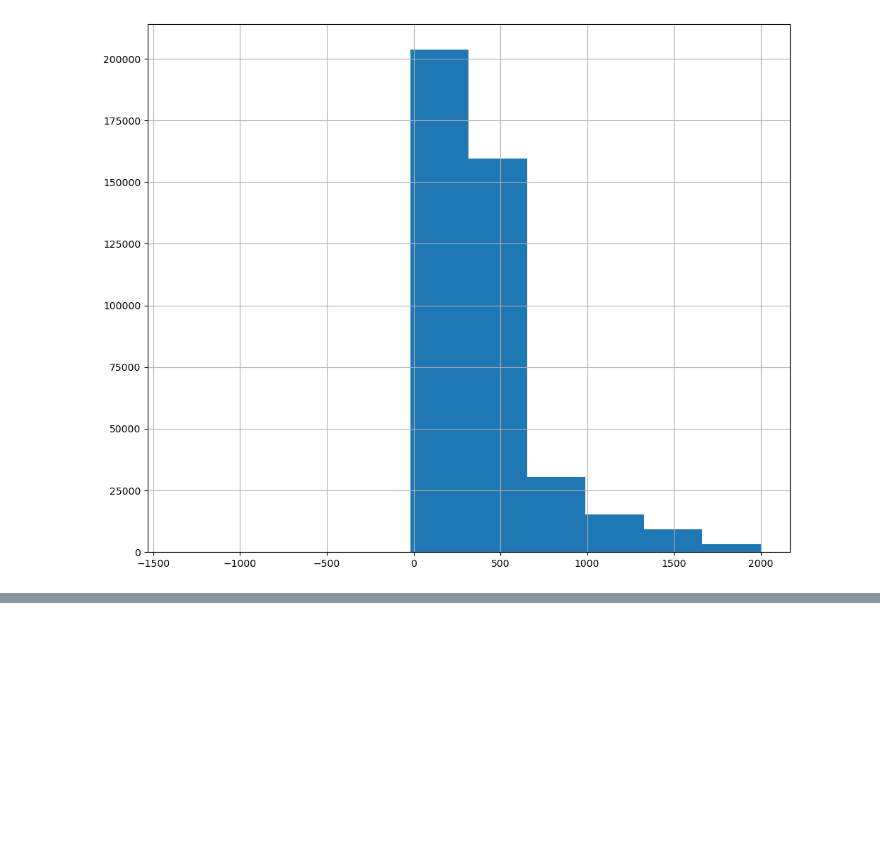
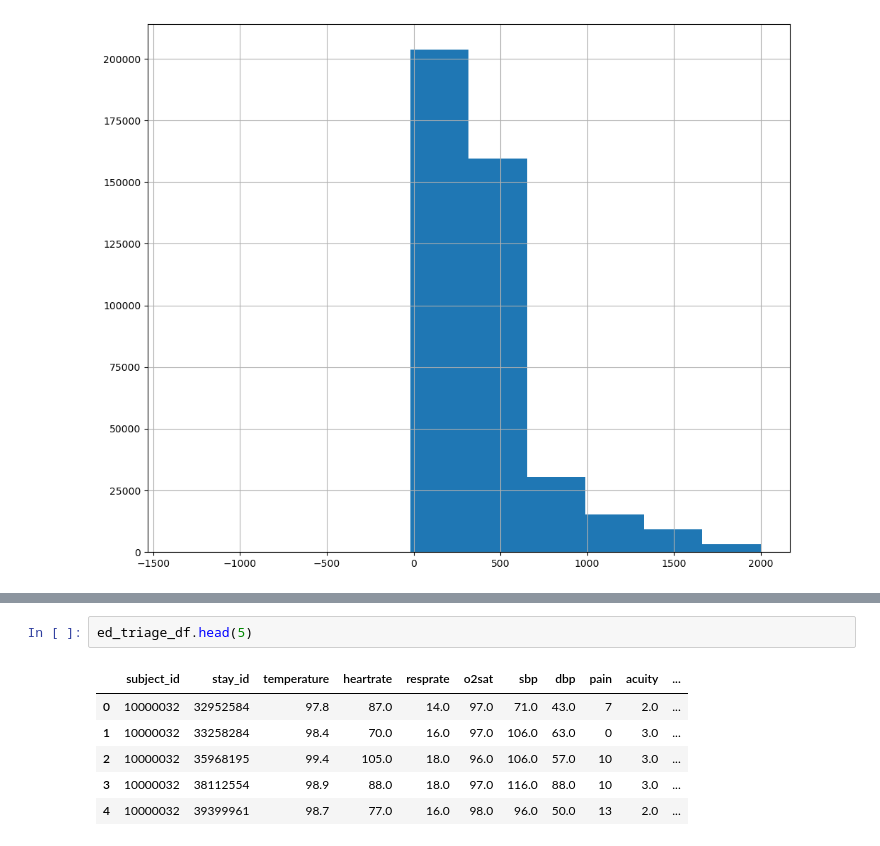
Before and after one commit to ewiesner/Emergency-Department-Wait-Times-, a Jupyter notebook: test.ipynb, the cells around one changed output, grey strips where cells are left out. Cells and saved outputs as stored; diff of their text form; blank space fills up the shorter version.

```diff
--- a/test.ipynb
+++ b/test.ipynb
@@ -161,0 +126,9 @@ ed_triage_df.describe()
+# %%
+ed_triage_df.head(5)
+# %% [output]
+|  | subject_id | stay_id | temperature | heartrate | resprate | o2sat | sbp | dbp | pain | acuity | ... |
+| 0 | 10000032 | 32952584 | 97.8 | 87.0 | 14.0 | 97.0 | 71.0 | 43.0 | 7 | 2.0 | ... |
+| 1 | 10000032 | 33258284 | 98.4 | 70.0 | 16.0 | 97.0 | 106.0 | 63.0 | 0 | 3.0 | ... |
+| 2 | 10000032 | 35968195 | 99.4 | 105.0 | 18.0 | 96.0 | 106.0 | 57.0 | 10 | 3.0 | ... |
+| 3 | 10000032 | 38112554 | 98.9 | 88.0 | 18.0 | 97.0 | 116.0 | 88.0 | 10 | 3.0 | ... |
+| 4 | 10000032 | 39399961 | 98.7 | 77.0 | 16.0 | 98.0 | 96.0 | 50.0 | 13 | 2.0 | ... |
```
Also changed, not shown: parts of 6 cells of this notebook.
